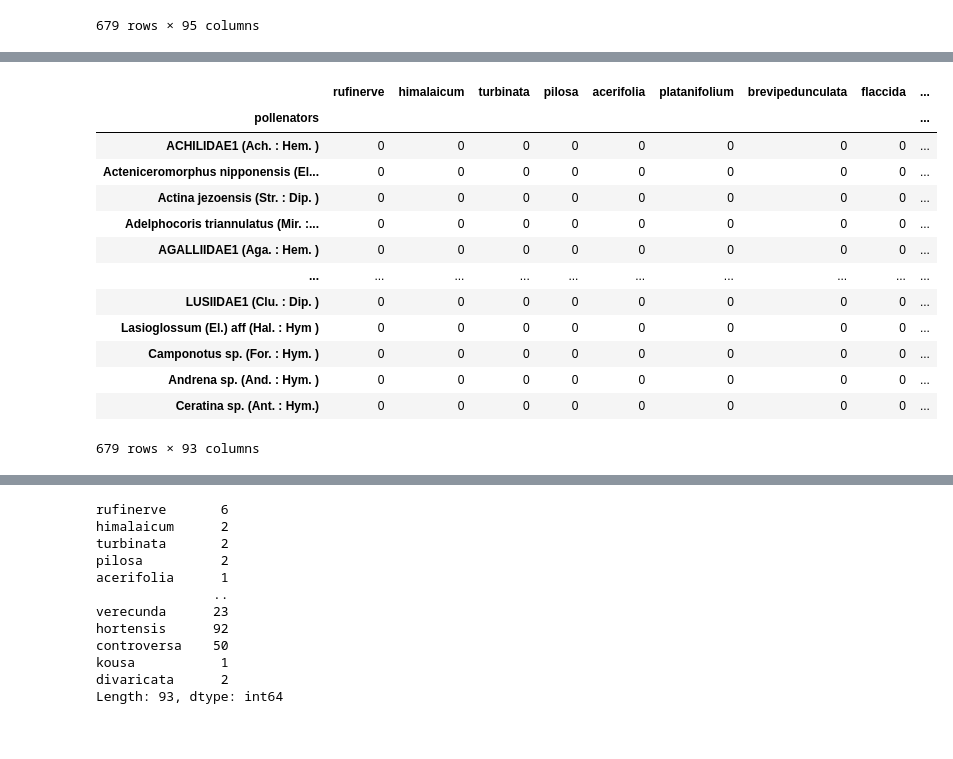
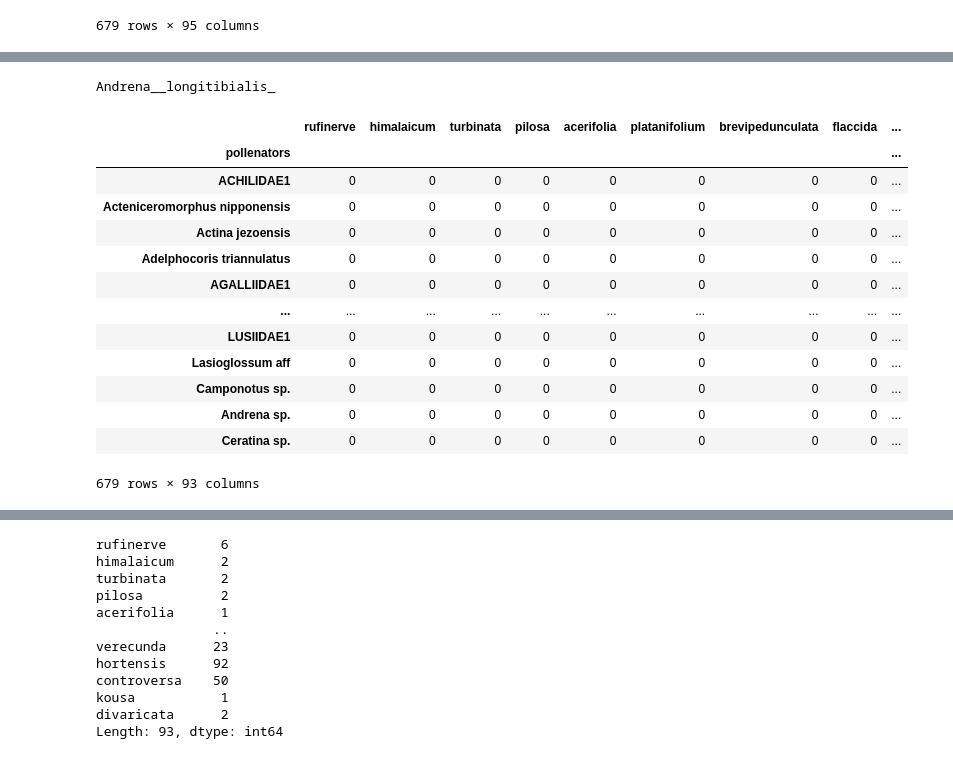
Before and after one commit to jjackson1994/Infomap_for_Ashu_Forest_Pollination_Network, a Jupyter notebook: Infomap_Plants_Pollinators_Project_Jake.ipynb, the cells around one changed output, grey strips where cells are left out. Cells and saved outputs as stored; diff of their text form; code cells hidden in the pictures.

```diff
--- a/Infomap_Plants_Pollinators_Project_Jake.ipynb
+++ b/Infomap_Plants_Pollinators_Project_Jake.ipynb
@@ -46,7 +47,8 @@ Primary nodes and feature nodes, we can interpret shared feature nodes as indire
 * pla+pol
 # %%
 import pandas as pd
-filepath= '/home/jake/info_theory/Information_Theory/infomap_project/kato_et_al_1990.xls'
+import numpy as np
+filepath= '~/info_theory/Information_Theory/data/kato_et_al_1990.xls'
 sheets = ['matr','pla+pol','pla','pol']
 sheet = sheets[0]
 df = pd.read_excel(filepath, sheet_name = sheet, header = [0,1,2])
@@ -97,24 +99,28 @@ df.columns = ['pollenators', 'no.']+list(plant_species)
 poll_num = df['no.']
 df=df.drop(columns='no.')
 # %%
+df['pollenators']=df['pollenators'].apply(lambda x: re.sub(r'\([^)]*\)|\[[^]]*\]', '', x))
 poll_species = df['pollenators']
+#result = re.sub(r'\([^)]*\)|\[[^]]*\]', '', string)
+print(result)
 df=df.set_index('pollenators')
 df
 # %% [output]
+Andrena__longitibialis_
 |  | rufinerve | himalaicum | turbinata | pilosa | acerifolia | platanifolium | brevipedunculata | flaccida | ... |
 | pollenators |  |  |  |  |  |  |  |  | ... |
-| ACHILIDAE1 (Ach. : Hem. ) | 0 | 0 | 0 | 0 | 0 | 0 | 0 | 0 | ... |
-| Acteniceromorphus nipponensis (El... | 0 | 0 | 0 | 0 | 0 | 0 | 0 | 0 | ... |
-| Actina jezoensis (Str. : Dip. ) | 0 | 0 | 0 | 0 | 0 | 0 | 0 | 0 | ... |
-| Adelphocoris triannulatus (Mir. :... | 0 | 0 | 0 | 0 | 0 | 0 | 0 | 0 | ... |
-| AGALLIIDAE1 (Aga. : Hem. ) | 0 | 0 | 0 | 0 | 0 | 0 | 0 | 0 | ... |
+| ACHILIDAE1 | 0 | 0 | 0 | 0 | 0 | 0 | 0 | 0 | ... |
+| Acteniceromorphus nipponensis | 0 | 0 | 0 | 0 | 0 | 0 | 0 | 0 | ... |
+| Actina jezoensis | 0 | 0 | 0 | 0 | 0 | 0 | 0 | 0 | ... |
+| Adelphocoris triannulatus | 0 | 0 | 0 | 0 | 0 | 0 | 0 | 0 | ... |
+| AGALLIIDAE1 | 0 | 0 | 0 | 0 | 0 | 0 | 0 | 0 | ... |
 | ... | ... | ... | ... | ... | ... | ... | ... | ... | ... |
-| LUSIIDAE1 (Clu. : Dip. ) | 0 | 0 | 0 | 0 | 0 | 0 | 0 | 0 | ... |
-| Lasioglossum (El.) aff (Hal. : Hym ) | 0 | 0 | 0 | 0 | 0 | 0 | 0 | 0 | ... |
-| Camponotus sp. (For. : Hym. ) | 0 | 0 | 0 | 0 | 0 | 0 | 0 | 0 | ... |
-| Andrena sp. (And. : Hym. ) | 0 | 0 | 0 | 0 | 0 | 0 | 0 | 0 | ... |
-| Ceratina sp. (Ant. : Hym.) | 0 | 0 | 0 | 0 | 0 | 0 | 0 | 0 | ... |
+| LUSIIDAE1 | 0 | 0 | 0 | 0 | 0 | 0 | 0 | 0 | ... |
+| Lasioglossum aff | 0 | 0 | 0 | 0 | 0 | 0 | 0 | 0 | ... |
+| Camponotus sp. | 0 | 0 | 0 | 0 | 0 | 0 | 0 | 0 | ... |
+| Andrena sp. | 0 | 0 | 0 | 0 | 0 | 0 | 0 | 0 | ... |
+| Ceratina sp. | 0 | 0 | 0 | 0 | 0 | 0 | 0 | 0 | ... |
-679 rows × 93 columns
+679 rows × 93 columns
 # %%
 import seaborn as sn
 import matplotlib.pyplot as plt
```
Also changed, not shown: parts of 8 cells of this notebook, 4 other files.
